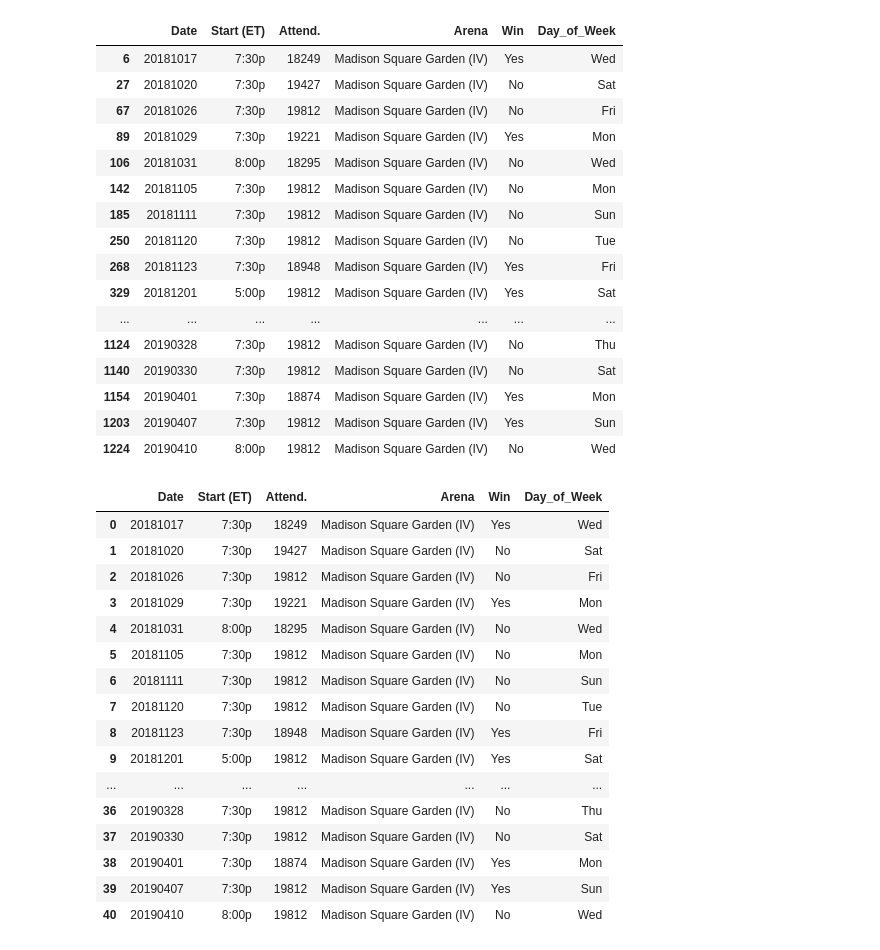
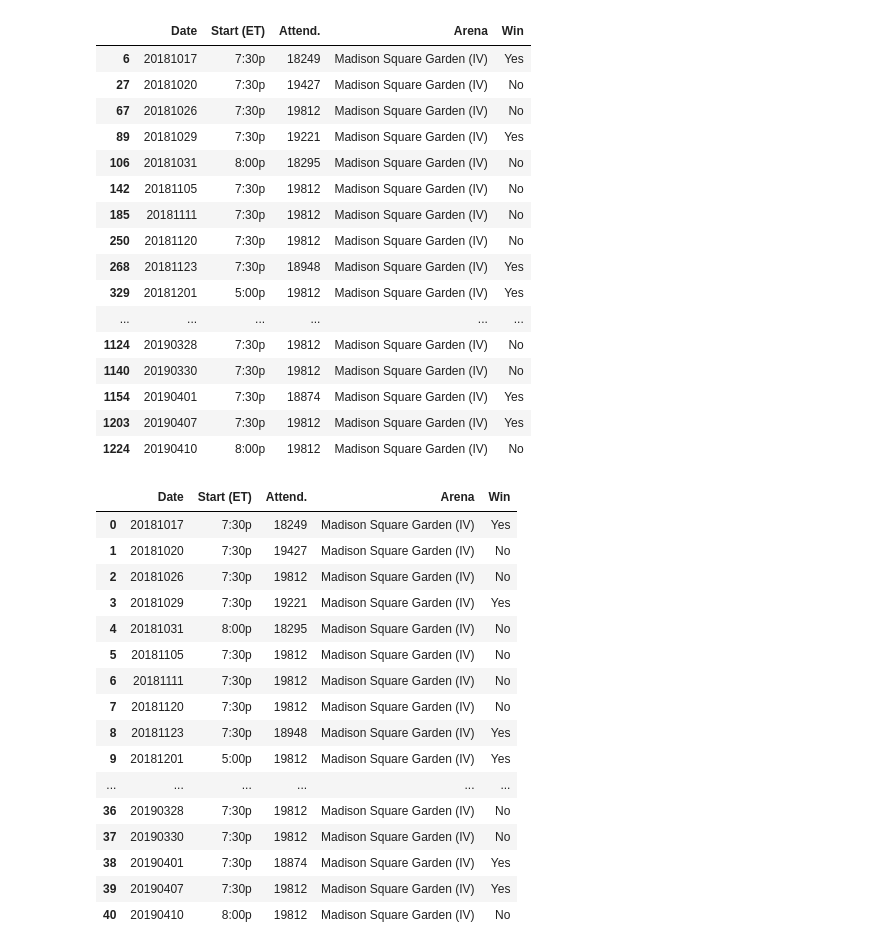
Before and after one commit to MAST30034-Applied-Data-Science/mast30034-project-1-dustintano10, a Jupyter notebook: notebooks/Preprocessing_nba_attendance.ipynb, the cells around one changed output. Saved outputs shown, nothing was run; the diff lists cells and outputs as text; code cells hidden in the pictures.

```diff
--- a/notebooks/Preprocessing_nba_attendance.ipynb
+++ b/notebooks/Preprocessing_nba_attendance.ipynb
@@ -33,7 +33,6 @@ nba_attendance
 # create new columns for individual month, day and year
 # purpose is to create a new date column which has the same date format with the taxi dataset
 
-nba_attendance['Day_of_Week'] = nba_attendance['Date'].str[0:4]
 nba_attendance['Month'] = nba_attendance['Date'].str[4:7]
 nba_attendance['Day'] = nba_attendance['Date'].str[8:10]
 nba_attendance['Year'] = nba_attendance['Date'].str[10:15]
@@ -115,46 +114,46 @@ nba_attendance
 # %%
 # remove even more irrelevant columns as we only need these columns
 
-nba_attendance = nba_attendance.drop(nba_attendance.columns[[2, 3, 4, 5, 10, 11,12]], axis=1)
+nba_attendance = nba_attendance.drop(nba_attendance.columns[[2, 3, 4, 5, 9, 10,11]], axis=1)
 
 nba_attendance
 # %% [output]
-|  | Date | Start (ET) | Attend. | Arena | Win | Day_of_Week |
-| 6 | 20181017 | 7:30p | 18249 | Madison Square Garden (IV) | Yes | Wed |
-| 27 | 20181020 | 7:30p | 19427 | Madison Square Garden (IV) | No | Sat |
-| 67 | 20181026 | 7:30p | 19812 | Madison Square Garden (IV) | No | Fri |
-| 89 | 20181029 | 7:30p | 19221 | Madison Square Garden (IV) | Yes | Mon |
-| 106 | 20181031 | 8:00p | 18295 | Madison Square Garden (IV) | No | Wed |
-| 142 | 20181105 | 7:30p | 19812 | Madison Square Garden (IV) | No | Mon |
-| 185 | 20181111 | 7:30p | 19812 | Madison Square Garden (IV) | No | Sun |
-| 250 | 20181120 | 7:30p | 19812 | Madison Square Garden (IV) | No | Tue |
-| 268 | 20181123 | 7:30p | 18948 | Madison Square Garden (IV) | Yes | Fri |
-| 329 | 20181201 | 5:00p | 19812 | Madison Square Garden (IV) | Yes | Sat |
-| ... | ... | ... | ... | ... | ... | ... |
-| 1124 | 20190328 | 7:30p | 19812 | Madison Square Garden (IV) | No | Thu |
-| 1140 | 20190330 | 7:30p | 19812 | Madison Square Garden (IV) | No | Sat |
-| 1154 | 20190401 | 7:30p | 18874 | Madison Square Garden (IV) | Yes | Mon |
-| 1203 | 20190407 | 7:30p | 19812 | Madison Square Garden (IV) | Yes | Sun |
-| 1224 | 20190410 | 8:00p | 19812 | Madison Square Garden (IV) | No | Wed |
+|  | Date | Start (ET) | Attend. | Arena | Win |
+| 6 | 20181017 | 7:30p | 18249 | Madison Square Garden (IV) | Yes |
+| 27 | 20181020 | 7:30p | 19427 | Madison Square Garden (IV) | No |
+| 67 | 20181026 | 7:30p | 19812 | Madison Square Garden (IV) | No |
+| 89 | 20181029 | 7:30p | 19221 | Madison Square Garden (IV) | Yes |
+| 106 | 20181031 | 8:00p | 18295 | Madison Square Garden (IV) | No |
+| 142 | 20181105 | 7:30p | 19812 | Madison Square Garden (IV) | No |
+| 185 | 20181111 | 7:30p | 19812 | Madison Square Garden (IV) | No |
+| 250 | 20181120 | 7:30p | 19812 | Madison Square Garden (IV) | No |
+| 268 | 20181123 | 7:30p | 18948 | Madison Square Garden (IV) | Yes |
+| 329 | 20181201 | 5:00p | 19812 | Madison Square Garden (IV) | Yes |
+| ... | ... | ... | ... | ... | ... |
+| 1124 | 20190328 | 7:30p | 19812 | Madison Square Garden (IV) | No |
+| 1140 | 20190330 | 7:30p | 19812 | Madison Square Garden (IV) | No |
+| 1154 | 20190401 | 7:30p | 18874 | Madison Square Garden (IV) | Yes |
+| 1203 | 20190407 | 7:30p | 19812 | Madison Square Garden (IV) | Yes |
+| 1224 | 20190410 | 8:00p | 19812 | Madison Square Garden (IV) | No |
 # %%
 nba_attendance.to_csv('../../mast30034-project-1-dustintano10/data/curated/nba_attendance_new.csv', index = False)
 nba_attendance_2 = pd.read_csv('../../mast30034-project-1-dustintano10/data/curated/nba_attendance_new.csv')
 nba_attendance_2
 # %% [output]
-|  | Date | Start (ET) | Attend. | Arena | Win | Day_of_Week |
-| 0 | 20181017 | 7:30p | 18249 | Madison Square Garden (IV) | Yes | Wed |
-| 1 | 20181020 | 7:30p | 19427 | Madison Square Garden (IV) | No | Sat |
-| 2 | 20181026 | 7:30p | 19812 | Madison Square Garden (IV) | No | Fri |
-| 3 | 20181029 | 7:30p | 19221 | Madison Square Garden (IV) | Yes | Mon |
-| 4 | 20181031 | 8:00p | 18295 | Madison Square Garden (IV) | No | Wed |
-| 5 | 20181105 | 7:30p | 19812 | Madison Square Garden (IV) | No | Mon |
-| 6 | 20181111 | 7:30p | 19812 | Madison Square Garden (IV) | No | Sun |
-| 7 | 20181120 | 7:30p | 19812 | Madison Square Garden (IV) | No | Tue |
-| 8 | 20181123 | 7:30p | 18948 | Madison Square Garden (IV) | Yes | Fri |
-| 9 | 20181201 | 5:00p | 19812 | Madison Square Garden (IV) | Yes | Sat |
-| ... | ... | ... | ... | ... | ... | ... |
-| 36 | 20190328 | 7:30p | 19812 | Madison Square Garden (IV) | No | Thu |
-| 37 | 20190330 | 7:30p | 19812 | Madison Square Garden (IV) | No | Sat |
-| 38 | 20190401 | 7:30p | 18874 | Madison Square Garden (IV) | Yes | Mon |
-| 39 | 20190407 | 7:30p | 19812 | Madison Square Garden (IV) | Yes | Sun |
-| 40 | 20190410 | 8:00p | 19812 | Madison Square Garden (IV) | No | Wed |
+|  | Date | Start (ET) | Attend. | Arena | Win |
+| 0 | 20181017 | 7:30p | 18249 | Madison Square Garden (IV) | Yes |
+| 1 | 20181020 | 7:30p | 19427 | Madison Square Garden (IV) | No |
+| 2 | 20181026 | 7:30p | 19812 | Madison Square Garden (IV) | No |
+| 3 | 20181029 | 7:30p | 19221 | Madison Square Garden (IV) | Yes |
+| 4 | 20181031 | 8:00p | 18295 | Madison Square Garden (IV) | No |
+| 5 | 20181105 | 7:30p | 19812 | Madison Square Garden (IV) | No |
+| 6 | 20181111 | 7:30p | 19812 | Madison Square Garden (IV) | No |
+| 7 | 20181120 | 7:30p | 19812 | Madison Square Garden (IV) | No |
+| 8 | 20181123 | 7:30p | 18948 | Madison Square Garden (IV) | Yes |
+| 9 | 20181201 | 5:00p | 19812 | Madison Square Garden (IV) | Yes |
+| ... | ... | ... | ... | ... | ... |
+| 36 | 20190328 | 7:30p | 19812 | Madison Square Garden (IV) | No |
+| 37 | 20190330 | 7:30p | 19812 | Madison Square Garden (IV) | No |
+| 38 | 20190401 | 7:30p | 18874 | Madison Square Garden (IV) | Yes |
+| 39 | 20190407 | 7:30p | 19812 | Madison Square Garden (IV) | Yes |
+| 40 | 20190410 | 8:00p | 19812 | Madison Square Garden (IV) | No |
```
Also changed, not shown: 1 other file.
